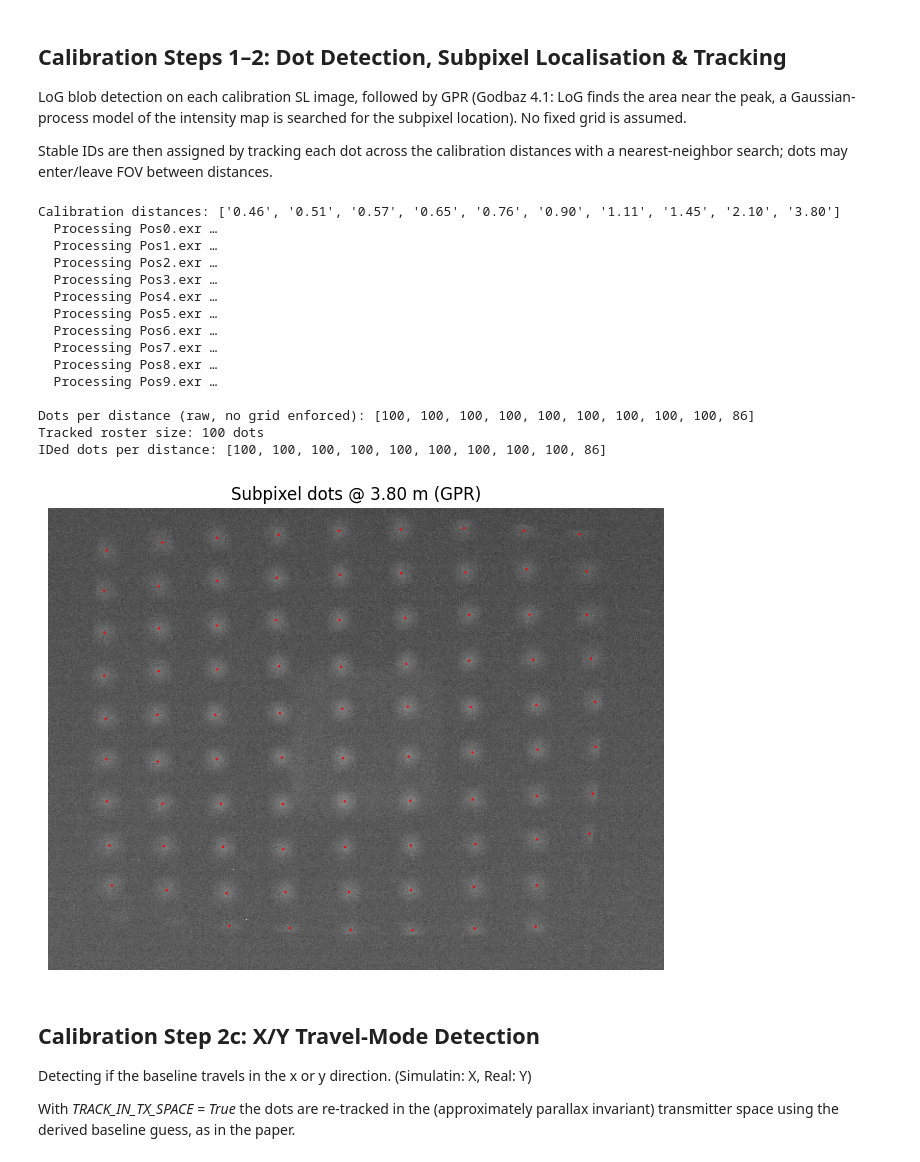
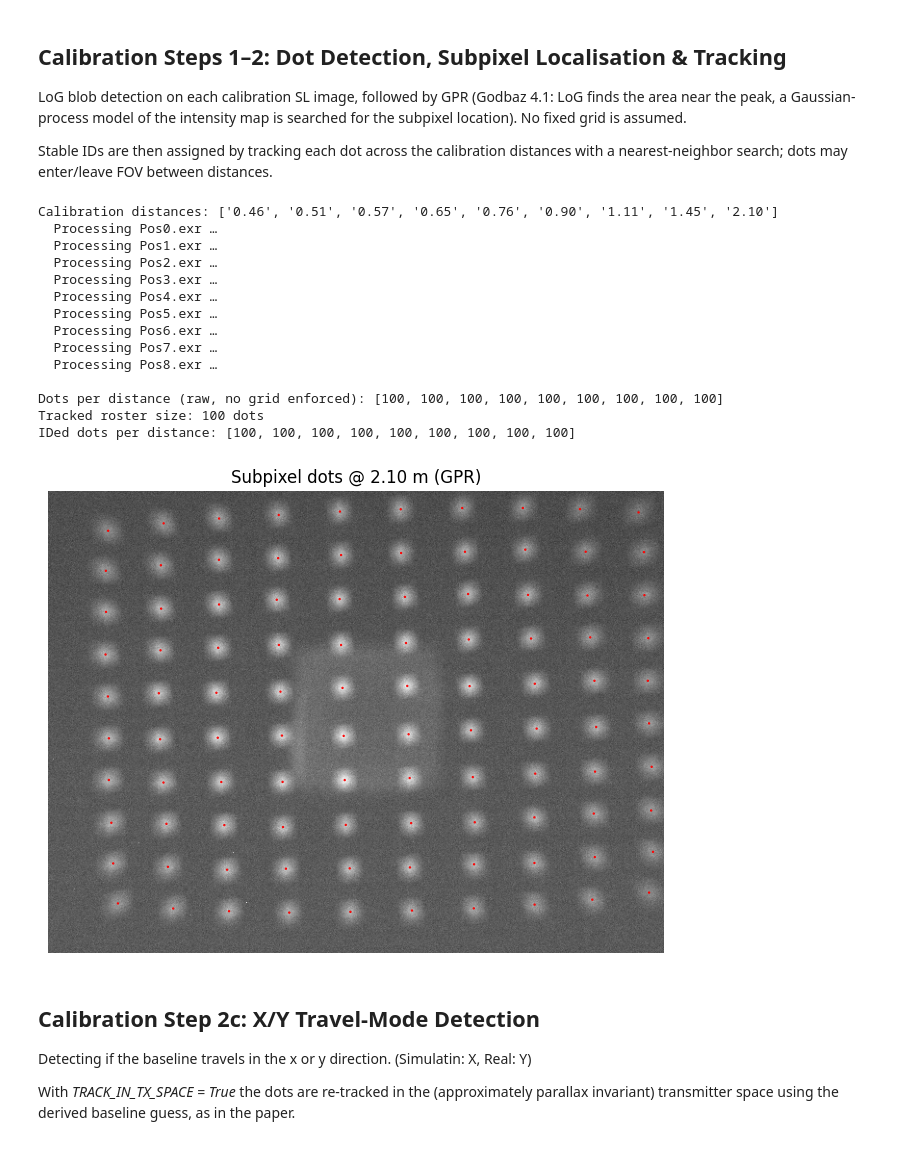
Before and after one commit to jschnars-hbrs/iToF-SL-Combination, a Jupyter notebook: codePaperlike/iToF_SL_fusion_pipeline.ipynb, the cells around one changed output. Saved outputs shown, nothing was run; the diff lists cells and outputs as text; code cells hidden in the pictures.

```diff
--- a/codePaperlike/iToF_SL_fusion_pipeline.ipynb
+++ b/codePaperlike/iToF_SL_fusion_pipeline.ipynb
@@ -64,7 +64,7 @@ pcd_files = sorted(
 )
 
 tof_paths = [str(p) for p in pcd_files]
-#tof_paths = tof_paths[:-3] # Just for testing SchmersalReal (last 3 Calibration Distances are broken due to wrong phase unwrapping)
+tof_paths = tof_paths[:-1] # Just for testing SchmersalReal (last 3 Calibration Distances are broken due to wrong phase unwrapping)
 cal_dists = [dotCal.parse_distance_from_name(p) for p in tof_paths]
 print(f"Calibration distances: {cal_dists}")
 
@@ -83,38 +83,37 @@ print(f"\nDots per distance (raw, no grid enforced): "
 # ── Step 2b: cross-distance NN tracking -> stable IDs (Godbaz 4.1) ────────
 subpixel_list = dotCal.track_dots_across_distances(
     subpixel_list_unordered, ref_idx=0, threshold_factor=0.5)
 
 n_dots = max(int(d["id"]) for spx in subpixel_list for d in spx) + 1
 print(f"Tracked roster size: {n_dots} dots")
 print(f"IDed dots per distance: {[len(s) for s in subpixel_list]}")
 
 # ── Visualize last calibration distance ────────────────────────────────
 fig, ax = plt.subplots(figsize=(8, 6))
 ax.imshow(image, cmap="gray", alpha=0.8)
 for d in subpixel_list[-1]:
     ax.add_patch(plt.Circle((d["x"], d["y"]), 0.5,
                             edgecolor="red", facecolor="none", linewidth=1))
 ax.set_title(f"Subpixel dots @ {cal_dists[-1]} m ({SUBPIXEL_MODE})")
 ax.axis("off")
 calibration_figures.append(("step1_2_subpixel_dots", fig))
 plt.show()
 # %% [output]
-Calibration distances: ['0.46', '0.51', '0.57', '0.65', '0.76', '0.90', '1.11', '1.45', '2.10', '3.80']
+Calibration distances: ['0.46', '0.51', '0.57', '0.65', '0.76', '0.90', '1.11', '1.45', '2.10']
   Processing Pos0.exr …
   Processing Pos1.exr …
   Processing Pos2.exr …
   Processing Pos3.exr …
   Processing Pos4.exr …
   Processing Pos5.exr …
   Processing Pos6.exr …
   Processing Pos7.exr …
   Processing Pos8.exr …
-  Processing Pos9.exr …
 
-Dots per distance (raw, no grid enforced): [100, 100, 100, 100, 100, 100, 100, 100, 100, 86]
+Dots per distance (raw, no grid enforced): [100, 100, 100, 100, 100, 100, 100, 100, 100]
 Tracked roster size: 100 dots
-IDed dots per distance: [100, 100, 100, 100, 100, 100, 100, 100, 100, 86]
+IDed dots per distance: [100, 100, 100, 100, 100, 100, 100, 100, 100]
-[figure, old version]
+[figure, new version]
 # %% [markdown]
 ## Calibration Step 2c: X/Y Travel-Mode Detection
 
```
Also changed, not shown: parts of 9 cells of this notebook.
